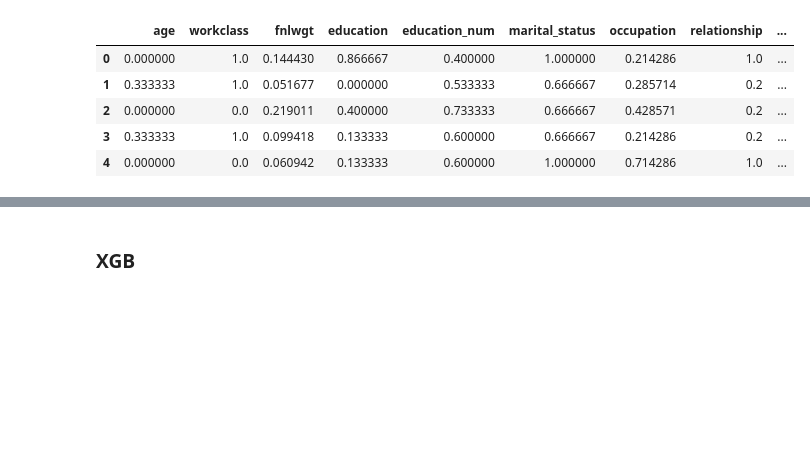
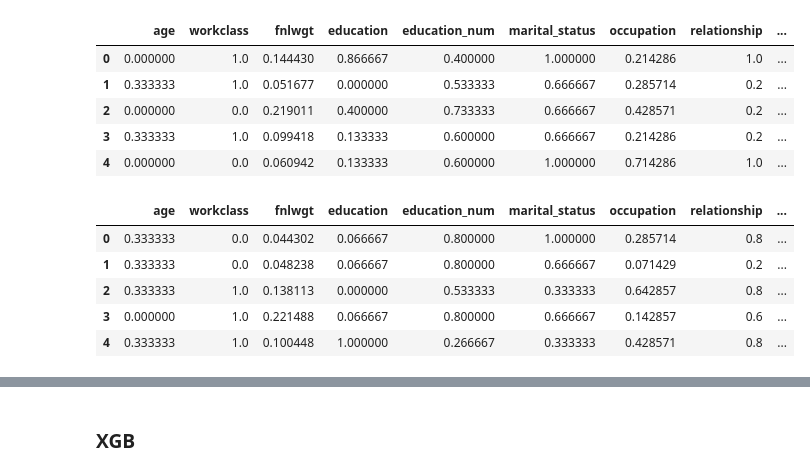
Before and after one commit to Nwankwo-Nnaemeka/Census-Income-Bracket, a Jupyter notebook: 05-model-training.ipynb, the cells around one changed output, grey strips where cells are left out. Drawn from its saved outputs; the diff is of its cells as text; code cells hidden in the pictures; blank space fills up the shorter version.

```diff
--- a/05-model-training.ipynb
+++ b/05-model-training.ipynb
@@ -45,0 +71,9 @@ y_test = test['income']
+# %%
+X_train.head()
+# %% [output]
+|  | age | workclass | fnlwgt | education | education_num | marital_status | occupation | relationship | ... |
+| 0 | 0.333333 | 0.0 | 0.044302 | 0.066667 | 0.800000 | 1.000000 | 0.285714 | 0.8 | ... |
+| 1 | 0.333333 | 0.0 | 0.048238 | 0.066667 | 0.800000 | 0.666667 | 0.071429 | 0.2 | ... |
+| 2 | 0.333333 | 1.0 | 0.138113 | 0.000000 | 0.533333 | 0.333333 | 0.642857 | 0.8 | ... |
+| 3 | 0.000000 | 1.0 | 0.221488 | 0.066667 | 0.800000 | 0.666667 | 0.142857 | 0.6 | ... |
+| 4 | 0.333333 | 1.0 | 0.100448 | 1.000000 | 0.266667 | 0.333333 | 0.428571 | 0.8 | ... |
```
Also changed, not shown: parts of 28 cells of this notebook, 3 other files.
